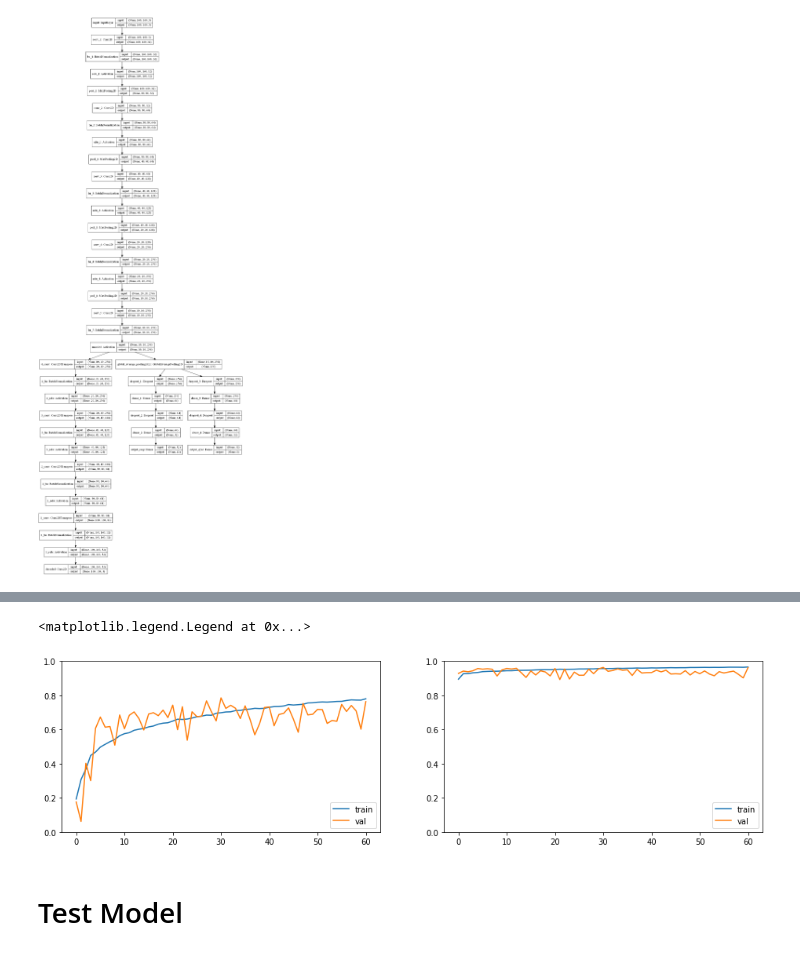
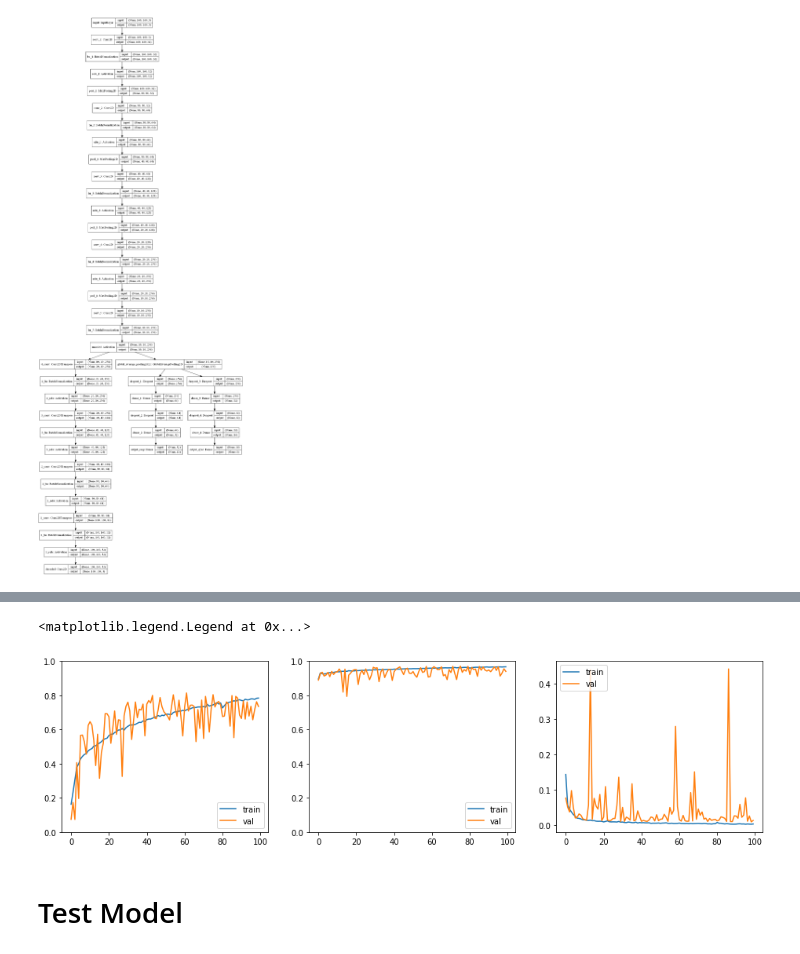
Before and after one commit to arnaldog12/icaonet, a Jupyter notebook: notebooks/supervised_unsupervised/Multilearning.ipynb, the cells around one changed output, grey strips where cells are left out. Cells and saved outputs as stored; diff of their text form; code cells hidden in the pictures.

```diff
--- a/notebooks/supervised_unsupervised/Multilearning.ipynb
+++ b/notebooks/supervised_unsupervised/Multilearning.ipynb
@@ -201,8 +201,8 @@ dense_1 = dense_layer(1, avg_pool, 64)
 dense_2 = dense_layer(2, dense_1, 32)
 classif = Dense(units=N_REQS, activation='sigmoid', name='output_reqs')(dense_2)
 
-dense_3 = dense_layer(3, avg_pool, 64)
-dense_4 = dense_layer(4, dense_3, 32)
+dense_3 = dense_layer(3, avg_pool, 32)
+dense_4 = dense_layer(4, dense_3, 16)
 regress = Dense(units=N_EYES, activation='linear', name='output_eyes')(dense_4)
 
 model = Model(inputs=inputs, outputs=[decoded, classif, regress])
@@ -235,7 +235,7 @@ plot_model(model, show_shapes=True)
 # %%
 DECODED_LOSS_WEIGHT = 2.0
 REQS_LOSS_WEIGHT = 1.0
-EYES_LOSS_WEIGHT = 1.0
+EYES_LOSS_WEIGHT = 4.0
 
 mlflow.log_param("decoded loss weight", DECODED_LOSS_WEIGHT)
 mlflow.log_param("reqs loss weight", REQS_LOSS_WEIGHT)
@@ -311,21 +311,27 @@ Epoch 00061: early stopping
 # %%
 history = hist.history
 
+
 plt.figure(figsize=(16, 4))
-plt.subplot(1, 2, 1)
+plt.subplot(1, 3, 1)
 plt.plot(history['output_reqs_matthews_correlation_coefficient'], label='train')
 plt.plot(history['val_output_reqs_matthews_correlation_coefficient'], label='val')
 plt.ylim(0, 1)
 plt.legend(loc='lower right')
 
-plt.subplot(1, 2, 2)
+plt.subplot(1, 3, 2)
 plt.plot(history['output_reqs_fbeta'], label='train')
 plt.plot(history['val_output_reqs_fbeta'], label='val')
 plt.ylim(0, 1)
 plt.legend(loc='lower right')
+
+plt.subplot(1, 3, 3)
+plt.plot(history['output_eyes_loss'], label='train')
+plt.plot(history['val_output_eyes_loss'], label='val')
+plt.legend(loc='upper left')
 # %% [output]
 <matplotlib.legend.Legend at 0x...>
-[figure, old version]
+[figure, new version]
 # %% [markdown]
 # Test Model
 # %%
```
Also changed, not shown: parts of 5 cells of this notebook, 1 other file.
